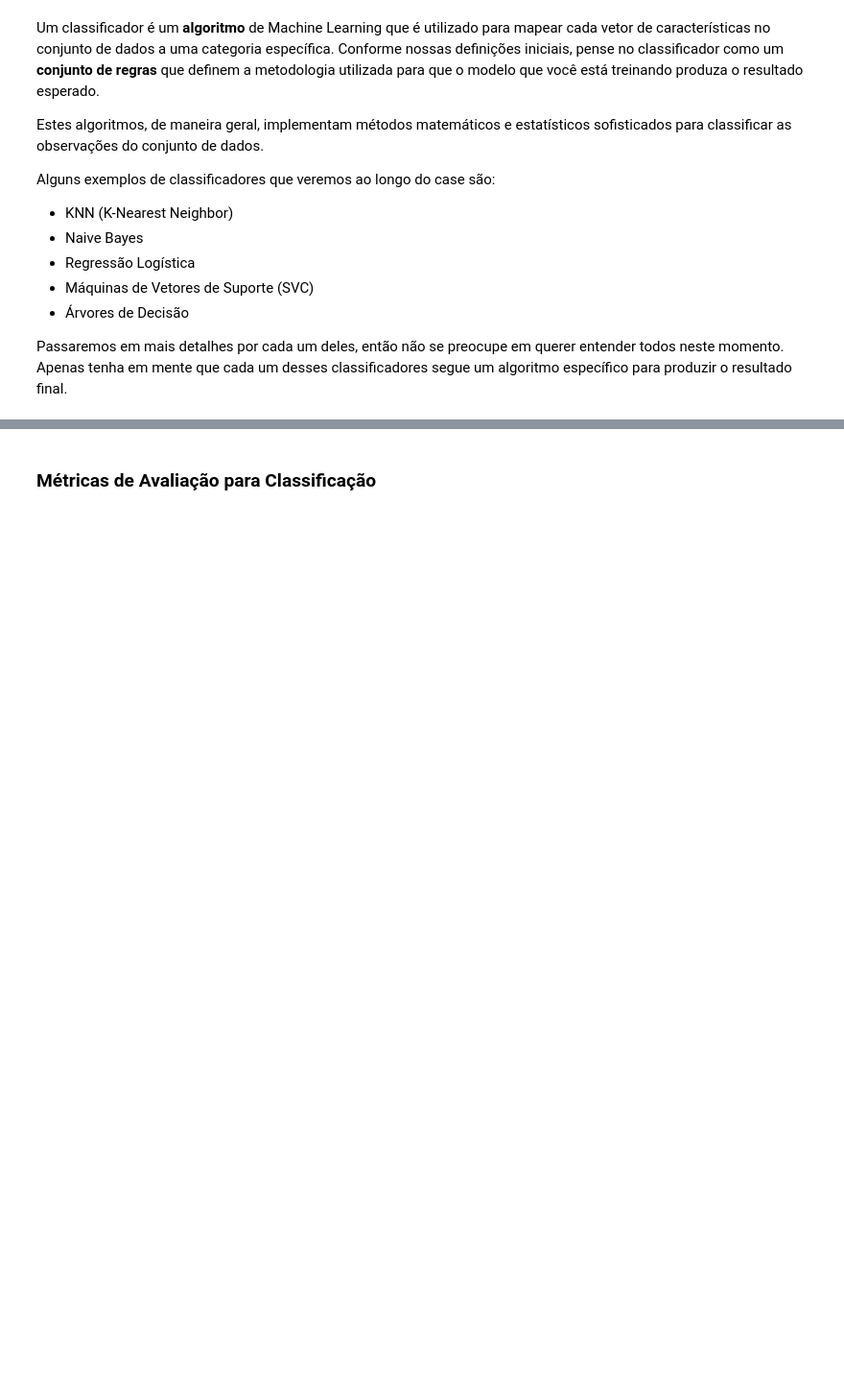
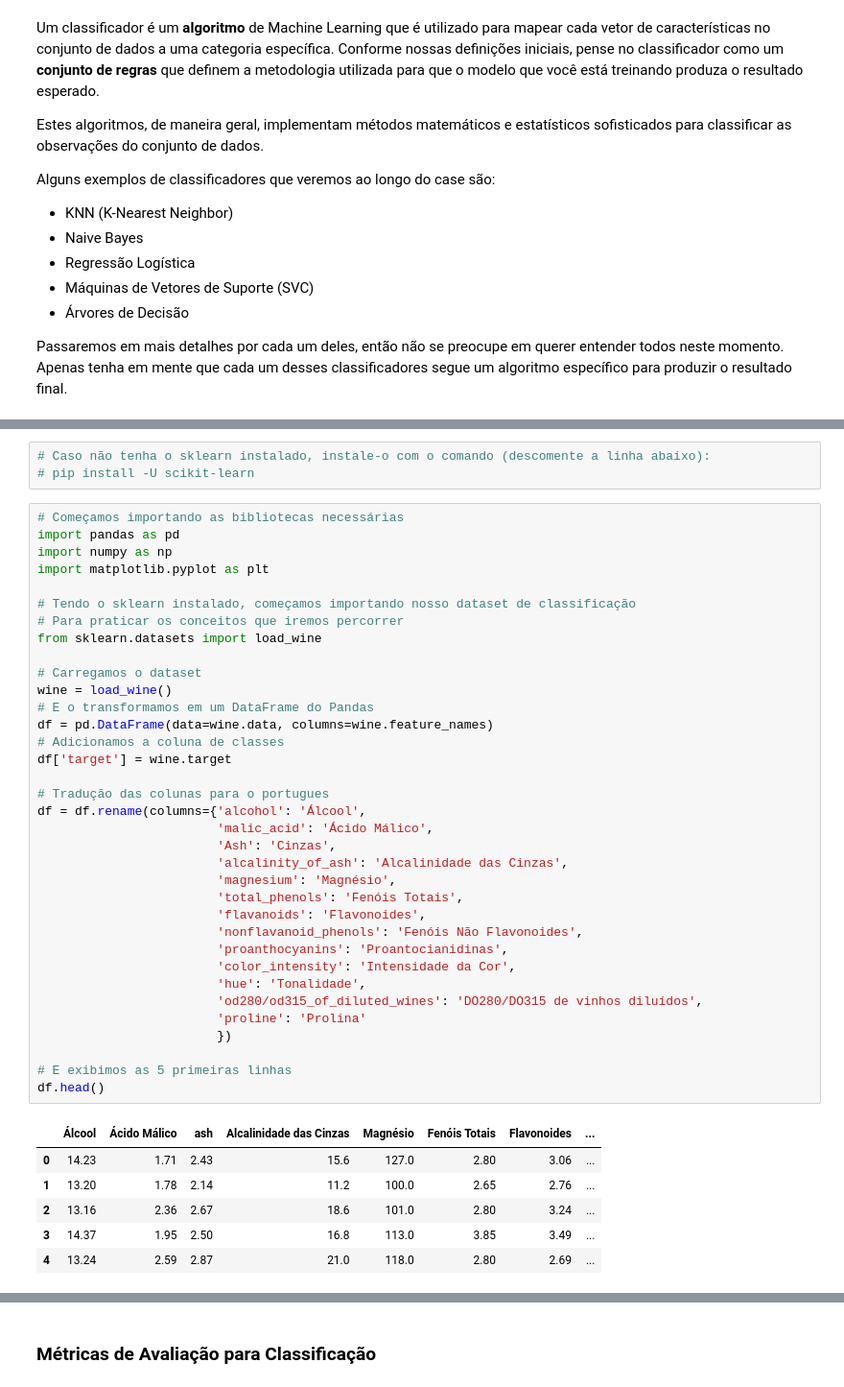
Before and after one commit to GB-Navarro/case-ia-fea-dev, a Jupyter notebook: case_ia.ipynb, the cells around one changed output, grey strips where cells are left out. Shown at 96% size. Drawn from its saved outputs; the diff is of its cells as text; blank space fills up the shorter version.

```diff
--- a/case_ia.ipynb
+++ b/case_ia.ipynb
@@ -423,0 +465,45 @@ Passaremos em mais detalhes por cada um deles, então não se preocupe em querer
+# %%
+# Caso não tenha o sklearn instalado, instale-o com o comando (descomente a linha abaixo):
+# pip install -U scikit-learn
+# %%
+# Começamos importando as bibliotecas necessárias
+import pandas as pd
+import numpy as np
+import matplotlib.pyplot as plt
+
+# Tendo o sklearn instalado, começamos importando nosso dataset de classificação
+# Para praticar os conceitos que iremos percorrer
+from sklearn.datasets import load_wine
+
+# Carregamos o dataset
+wine = load_wine()
+# E o transformamos em um DataFrame do Pandas
+df = pd.DataFrame(data=wine.data, columns=wine.feature_names)
+# Adicionamos a coluna de classes
+df['target'] = wine.target
+
+# Tradução das colunas para o portugues
+df = df.rename(columns={'alcohol': 'Álcool',
+                        'malic_acid': 'Ácido Málico',
+                        'Ash': 'Cinzas',
+                        'alcalinity_of_ash': 'Alcalinidade das Cinzas',
+                        'magnesium': 'Magnésio',
+                        'total_phenols': 'Fenóis Totais',
+                        'flavanoids': 'Flavonoides',
+                        'nonflavanoid_phenols': 'Fenóis Não Flavonoides',
+                        'proanthocyanins': 'Proantocianidinas',
+                        'color_intensity': 'Intensidade da Cor',
+                        'hue': 'Tonalidade',
+                        'od280/od315_of_diluted_wines': 'DO280/DO315 de vinhos diluídos',
+                        'proline': 'Prolina'
+                        })
+
+# E exibimos as 5 primeiras linhas
+df.head()
+# %% [output]
+|  | Álcool | Ácido Málico | ash | Alcalinidade das Cinzas | Magnésio | Fenóis Totais | Flavonoides | ... |
+| 0 | 14.23 | 1.71 | 2.43 | 15.6 | 127.0 | 2.80 | 3.06 | ... |
+| 1 | 13.20 | 1.78 | 2.14 | 11.2 | 100.0 | 2.65 | 2.76 | ... |
+| 2 | 13.16 | 2.36 | 2.67 | 18.6 | 101.0 | 2.80 | 3.24 | ... |
+| 3 | 14.37 | 1.95 | 2.50 | 16.8 | 113.0 | 3.85 | 3.49 | ... |
+| 4 | 13.24 | 2.59 | 2.87 | 21.0 | 118.0 | 2.80 | 2.69 | ... |
```
Also changed, not shown: parts of 38 cells of this notebook.
